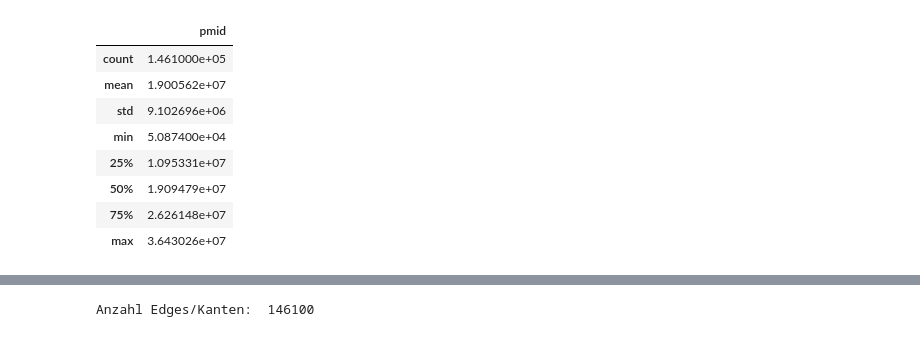
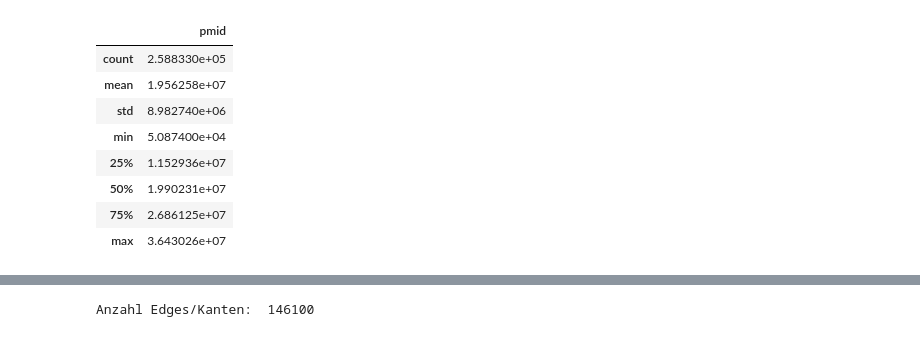
Before and after one commit to hannesbreit/pubmed-scrapper, a Jupyter notebook: descriptive-analysis.ipynb, the cells around one changed output, grey strips where cells are left out. Saved outputs shown, nothing was run; the diff lists cells and outputs as text; code cells hidden in the pictures.

```diff
--- a/descriptive-analysis.ipynb
+++ b/descriptive-analysis.ipynb
@@ -1,25 +1,25 @@
 # %%
 # import csv to pandas dataframe
 import pandas as pd
 import numpy as np
 import matplotlib.pyplot as plt
 
 # read csv file delimited by semicolon and assign it to a pandas dataframe object called df
-df = pd.read_csv('gephi/a-b-c-d/GctbEdges.csv', sep=';')
+df = pd.read_csv('gephi/all/GctbEdges.csv', sep=';')
 
-# print the first 5 rows of the dataframe
+# print the first 5 rows of thex dataframe
 df.head()
 
 df.describe()
 # %% [output]
 |  | pmid |
-| count | 1.461000e+05 |
-| mean | 1.900562e+07 |
-| std | 9.102696e+06 |
+| count | 2.588330e+05 |
+| mean | 1.956258e+07 |
+| std | 8.982740e+06 |
 | min | 5.087400e+04 |
-| 25% | 1.095331e+07 |
-| 50% | 1.909479e+07 |
-| 75% | 2.626148e+07 |
+| 25% | 1.152936e+07 |
+| 50% | 1.990231e+07 |
+| 75% | 2.686125e+07 |
 | max | 3.643026e+07 |
 # %%
 # count all values in the column 'source' which start with 'A' and assign it to a variable called anatomy_count
```
Also changed, not shown: parts of 3 cells of this notebook.
